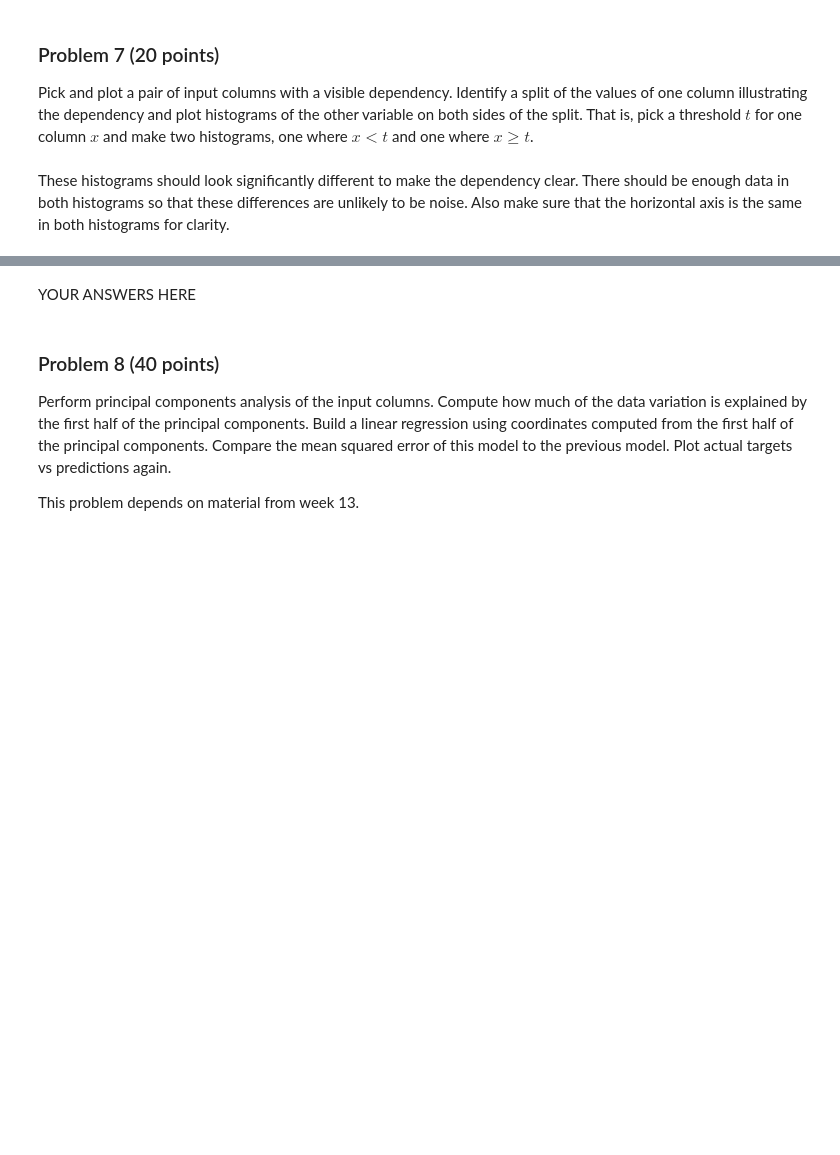
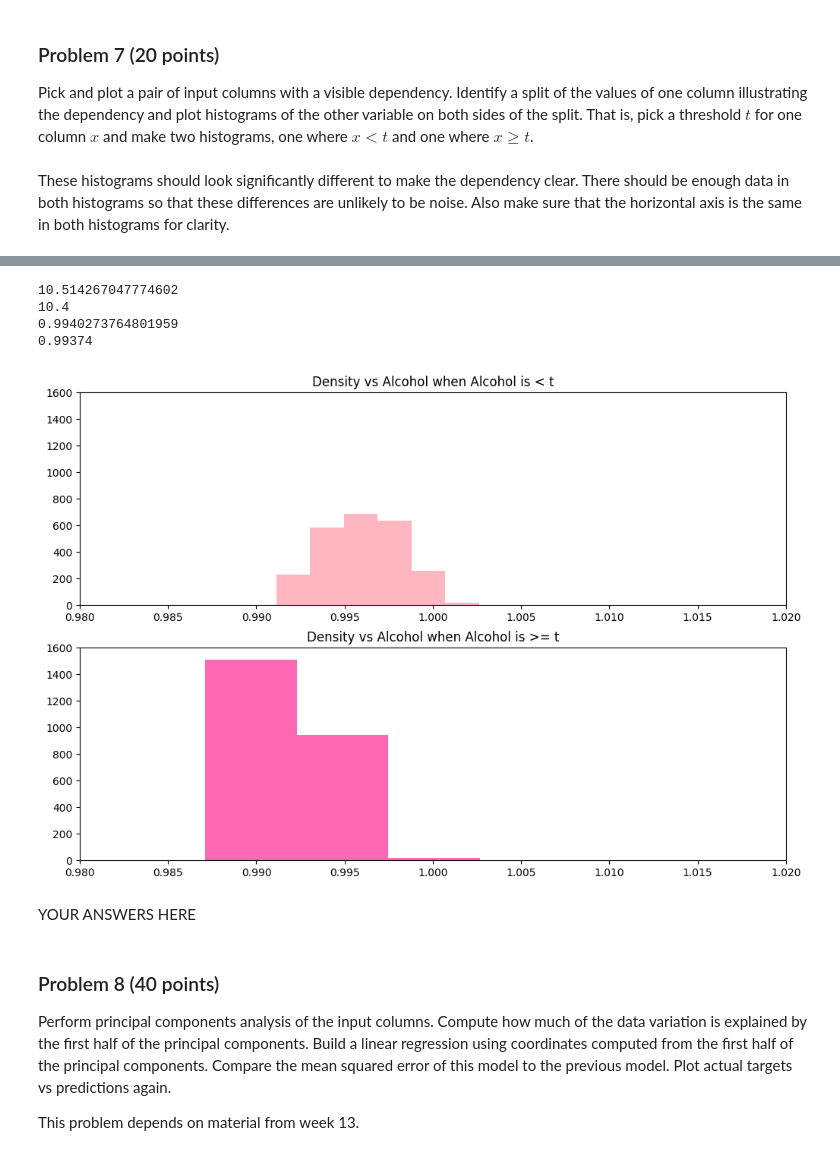
Before and after one commit to brittanygenzmann/dx601-final-project, a Jupyter notebook: project.ipynb, the cells around one changed output, grey strips where cells are left out. Cells and saved outputs as stored; diff of their text form; code cells hidden in the pictures; blank space fills up the shorter version.

```diff
--- a/project.ipynb
+++ b/project.ipynb
@@ -530,3 +537,33 @@ Also make sure that the horizontal axis is the same in both histograms for clari
+# %%
+# trying to figure out the threshold
+print(wine['alcohol'].mean())
+print(wine['alcohol'].median())
+print(wine['density'].mean())
+print(wine['density'].median())
+# %% [output]
+10.514267047774602
+10.4
+0.9940273764801959
+0.99374
+# %%
+# x (density) < t (alcohol.mean) and x (density) >= t (alcohol.mean)
+t = wine['alcohol'].median()
+less_than = wine[wine['alcohol'] < t]
+greater_than = wine[wine['alcohol'] >= t]
+
+plt.figure(figsize =(12,8))
+plt.subplot(2,1,1)
+plt.hist(less_than['density'], color='lightpink')
+plt.title('Density vs Alcohol when Alcohol is < t')
+plt.xlim(0.98, 1.02)
+plt.ylim(0,1600)
+plt.subplot(2,1,2)
+plt.hist(greater_than['density'], color='hotpink')
+plt.title('Density vs Alcohol when Alcohol is >= t')
+plt.xlim(0.98, 1.02)
+plt.ylim(0,1600);
+# %% [output]
+[figure, added]
 # %% [markdown]
 YOUR ANSWERS HERE
 # %% [markdown]
```
Also changed, not shown: parts of 3 cells of this notebook.
